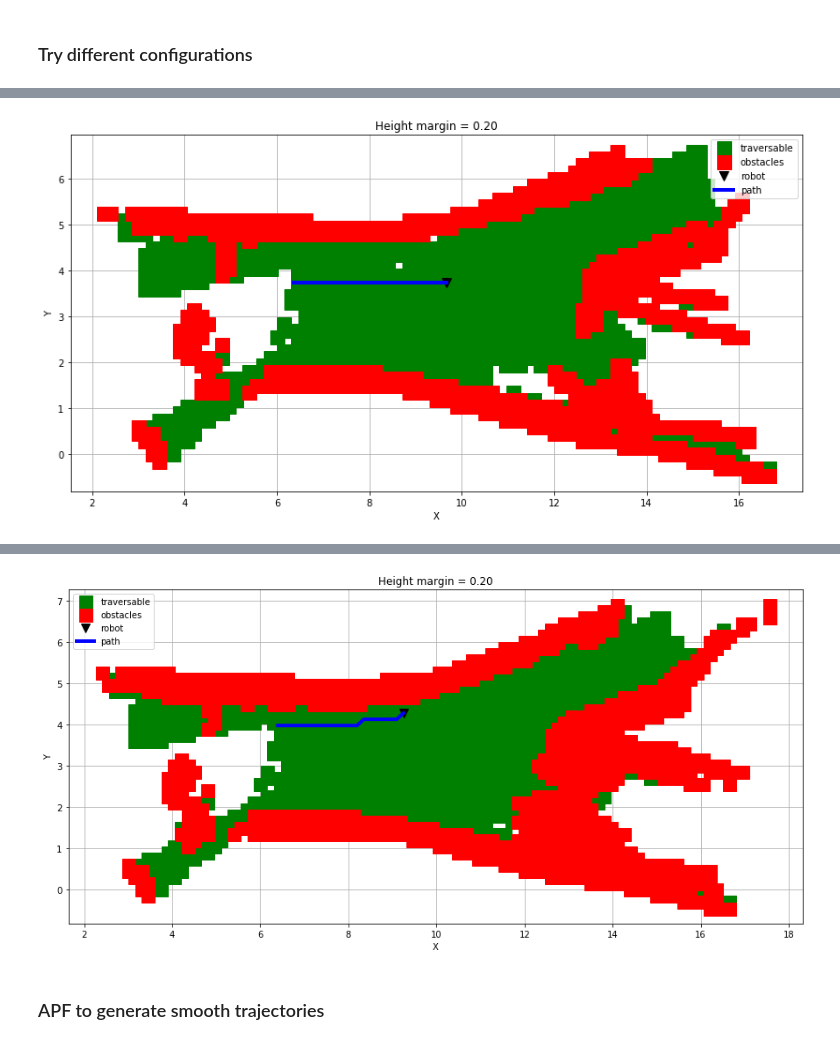
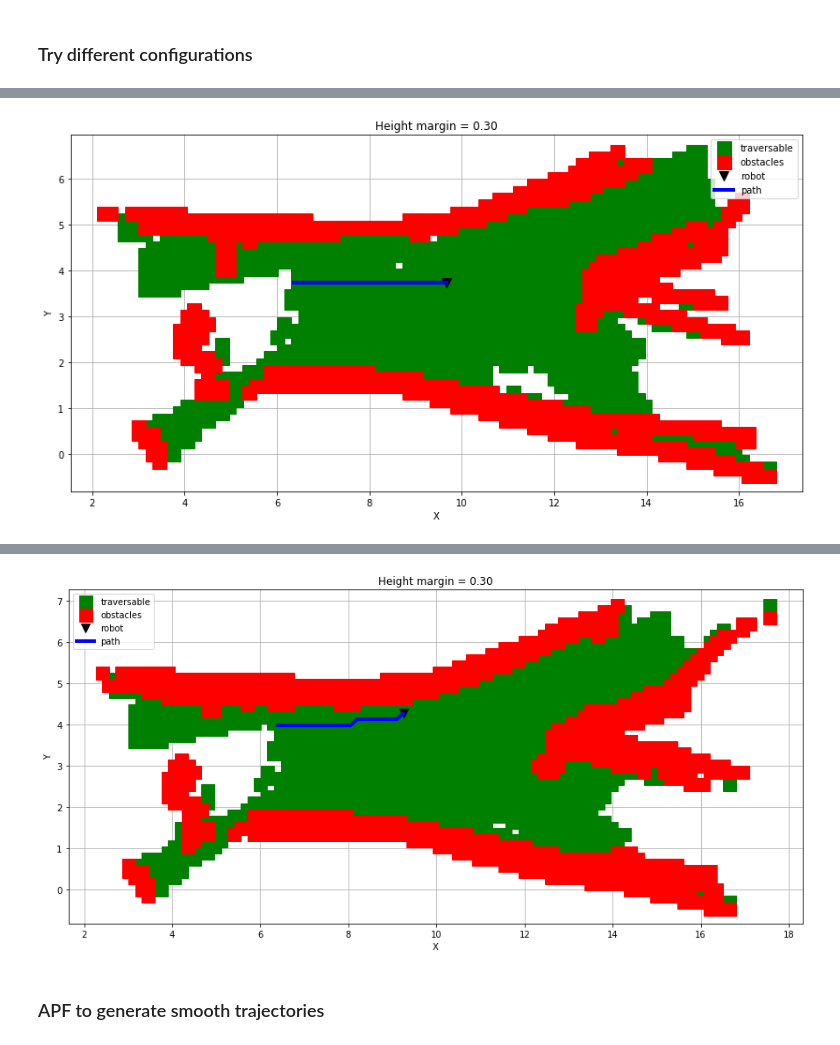
Before and after one commit to ctu-vras/trajectory_optimization, a Jupyter notebook: src/planning.ipynb, the cells around one changed output, grey strips where cells are left out. Saved outputs shown, nothing was run; the diff lists cells and outputs as text; code cells hidden in the pictures.

```diff
--- a/src/planning.ipynb
+++ b/src/planning.ipynb
@@ -430,7 +430,6 @@ for ind in range(6, 9):
     # elev_map = dynamic_pc
 
     tic = time.time()
-    margin = 0.2 # height threshold to consider as obstales
     grid, elev_grid = create_grid(elev_map, map_res=0.15, safety_distance=0.2, margin=margin)
     x_min, y_min = np.min(elev_map[:, 0]), np.min(elev_map[:, 1])
 
@@ -470,2 +469,2 @@ Path planning took 0.29918622970581055 sec
-[figure, old version]
+[figure, new version]
 Found a frontier.
@@ -473,3 +472,3 @@ Path planning took 0.33252549171447754 sec
-[figure, old version]
+[figure, new version]
 # %% [markdown]
 ### APF to generate smooth trajectories
```
Also changed, not shown: parts of 18 cells of this notebook, 2 other files.
